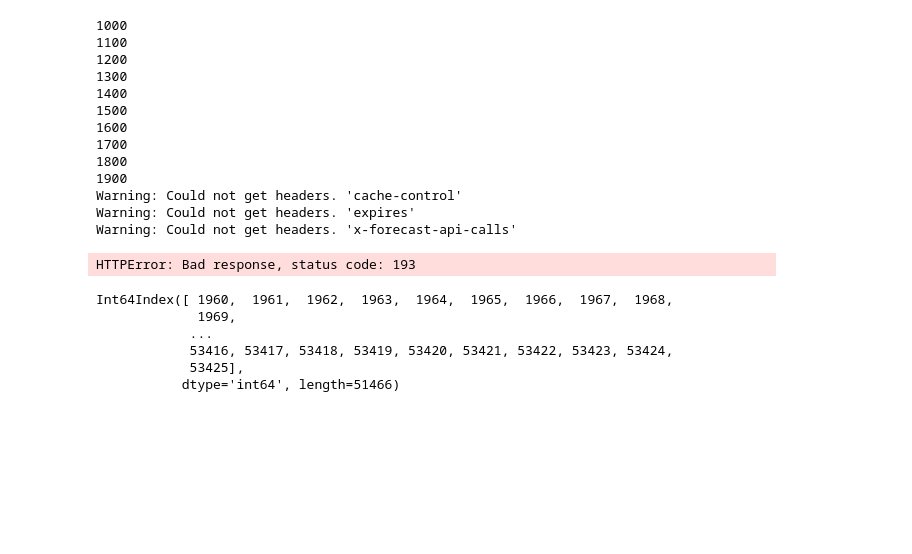
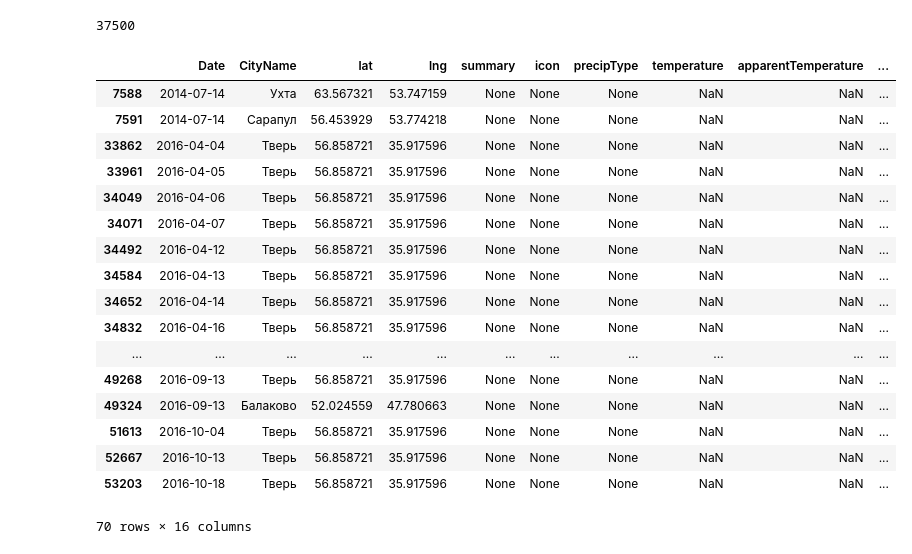
Before and after one commit to laol777/dodo, a Jupyter notebook: WeatherParser.ipynb, the cells around one changed output. Drawn from its saved outputs; the diff is of its cells as text; code cells hidden in the pictures; blank space fills up the shorter version.

Commit message:
Merge weather to master

```diff
--- a/WeatherParser.ipynb
+++ b/WeatherParser.ipynb
@@ -4,7 +4,7 @@ import pandas as pd
 from forecastiopy import *
 import getpass
 # %%
-api_key = '61169be423e1767f772442fe267c3363'
+api_key = '56023f79aa8cf2b7918c28e6d6ea54e6'
 # %%
 common = pd.read_csv('data_original/common.csv')
 city = pd.read_csv('data_transform/city.csv')
@@ -27,3 +33,6 @@ query.head(10)
 columns = ['summary', 'icon', 'precipType', 'temperature', 'apparentTemperature', 'dewPoint', 'humidity', 'windSpeed', 'windBearing', 'visibility', 'cloudCover', 'pressure']
 for column in columns:
     query[column] = None
+# %%
+query = pd.read_csv('data_transform/tmp_weather.csv')
+query.head(10), query.tail(10)
@@ -37,29 +64,28 @@ for i in query[pd.isnull(query.summary)].index:
         query.loc[i, column] = fio.currently.get(column)
     if i % 100 == 0:
         print(i)
-        query.to_csv('data_transform/tmp_weather.csv')
+        query.to_csv('data_transform/tmp_weather.csv', index = None)
 # %% [output]
-1000
-1100
-1200
-1300
-1400
-1500
-1600
-1700
-1800
-1900
-Warning: Could not get headers. 'cache-control'
-Warning: Could not get headers. 'expires'
-Warning: Could not get headers. 'x-forecast-api-calls'
+37500
-HTTPError: Bad response, status code: 193
 # %%
 query.to_csv('data_transform/tmp_weather.csv', index = None)
-query[pd.isnull(query.summary)].index
+query[pd.isnull(query.summary)]
 # %% [output]
+|  | Date | CityName | lat | lng | summary | icon | precipType | temperature | apparentTemperature | ... |
+| 7588 | 2014-07-14 | Ухта | 63.567321 | 53.747159 | None | None | None | NaN | NaN | ... |
+| 7591 | 2014-07-14 | Сарапул | 56.453929 | 53.774218 | None | None | None | NaN | NaN | ... |
+| 33862 | 2016-04-04 | Тверь | 56.858721 | 35.917596 | None | None | None | NaN | NaN | ... |
+| 33961 | 2016-04-05 | Тверь | 56.858721 | 35.917596 | None | None | None | NaN | NaN | ... |
+| 34049 | 2016-04-06 | Тверь | 56.858721 | 35.917596 | None | None | None | NaN | NaN | ... |
+| 34071 | 2016-04-07 | Тверь | 56.858721 | 35.917596 | None | None | None | NaN | NaN | ... |
+| 34492 | 2016-04-12 | Тверь | 56.858721 | 35.917596 | None | None | None | NaN | NaN | ... |
+| 34584 | 2016-04-13 | Тверь | 56.858721 | 35.917596 | None | None | None | NaN | NaN | ... |
+| 34652 | 2016-04-14 | Тверь | 56.858721 | 35.917596 | None | None | None | NaN | NaN | ... |
+| 34832 | 2016-04-16 | Тверь | 56.858721 | 35.917596 | None | None | None | NaN | NaN | ... |
+| ... | ... | ... | ... | ... | ... | ... | ... | ... | ... | ... |
+| 49268 | 2016-09-13 | Тверь | 56.858721 | 35.917596 | None | None | None | NaN | NaN | ... |
+| 49324 | 2016-09-13 | Балаково | 52.024559 | 47.780663 | None | None | None | NaN | NaN | ... |
+| 51613 | 2016-10-04 | Тверь | 56.858721 | 35.917596 | None | None | None | NaN | NaN | ... |
+| 52667 | 2016-10-13 | Тверь | 56.858721 | 35.917596 | None | None | None | NaN | NaN | ... |
+| 53203 | 2016-10-18 | Тверь | 56.858721 | 35.917596 | None | None | None | NaN | NaN | ... |
-Int64Index([ 1960,  1961,  1962,  1963,  1964,  1965,  1966,  1967,  1968,
-             1969,
-            ...
-            53416, 53417, 53418, 53419, 53420, 53421, 53422, 53423, 53424,
-            53425],
-           dtype='int64', length=51466)
+70 rows × 16 columns
```
Also changed, not shown: parts of 2 cells of this notebook, 2 other files.
